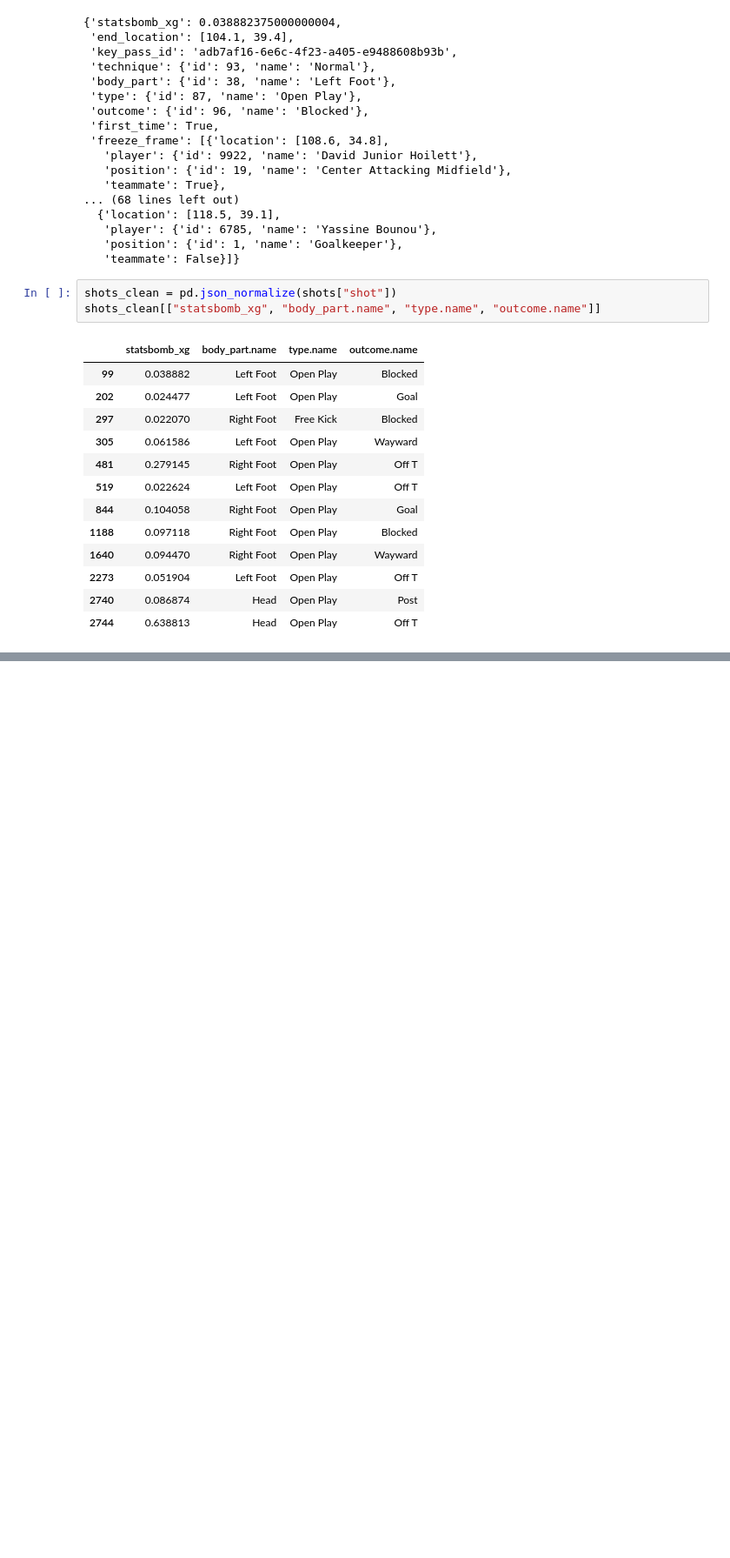
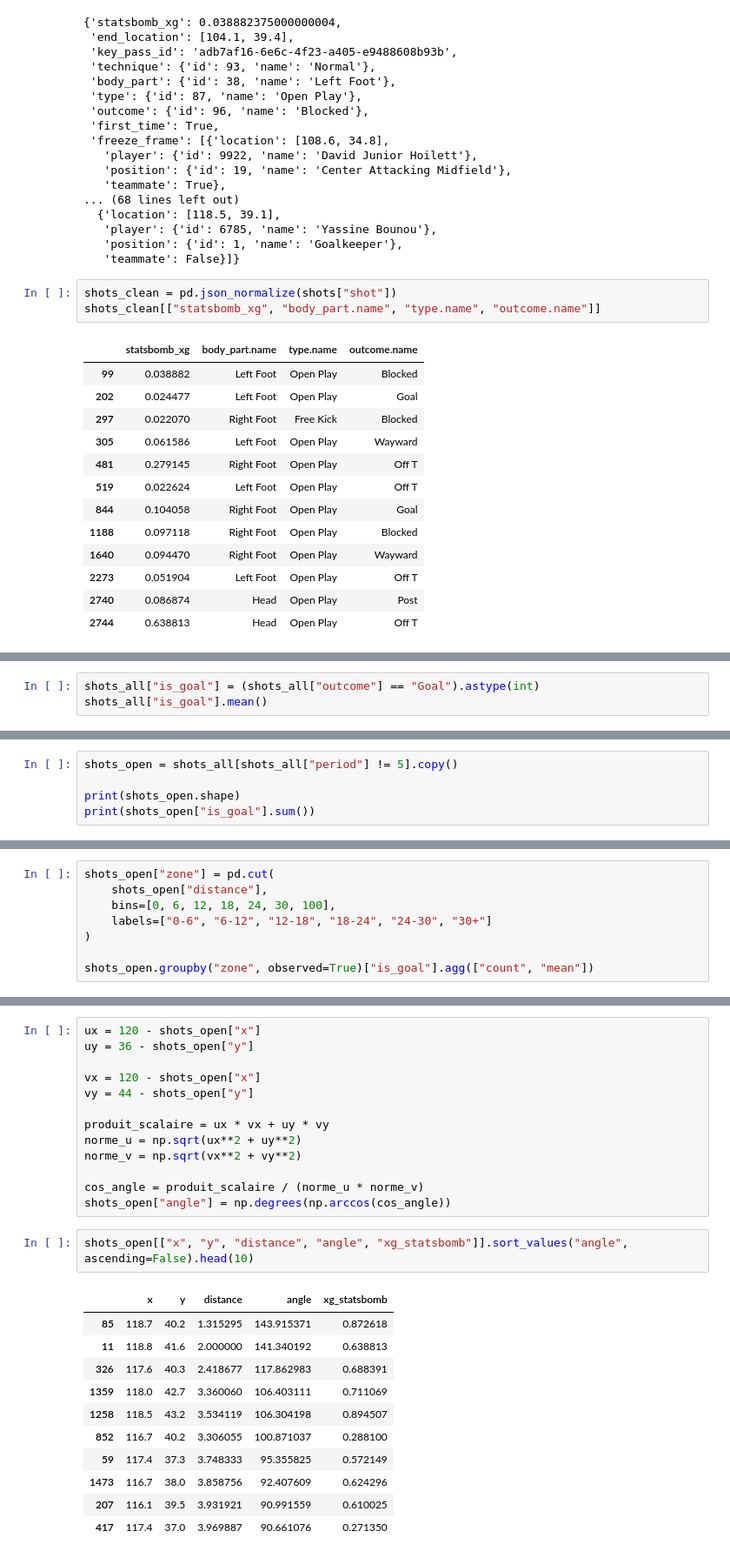
Before and after one commit to Z0utMan/xg-football, a Jupyter notebook: notebooks/01-explore-competitions.ipynb, the cells around one changed output, grey strips where cells are left out. Shown at 87% size. Cells and saved outputs as stored; diff of their text form; blank space fills up the shorter version.

Commit message:
Add shot angle, encode features and train first logistic model

```diff
--- a/notebooks/01-explore-competitions.ipynb
+++ b/notebooks/01-explore-competitions.ipynb
@@ -151,0 +286,3 @@ shots_clean[["statsbomb_xg", "body_part.name", "type.name", "outcome.name"]]
+# %%
+shots_all["is_goal"] = (shots_all["outcome"] == "Goal").astype(int)
+shots_all["is_goal"].mean()
@@ -151,0 +305,5 @@ shots_clean[["statsbomb_xg", "body_part.name", "type.name", "outcome.name"]]
+# %%
+shots_open = shots_all[shots_all["period"] != 5].copy()
+
+print(shots_open.shape)
+print(shots_open["is_goal"].sum())
@@ -151,0 +313,8 @@ shots_clean[["statsbomb_xg", "body_part.name", "type.name", "outcome.name"]]
+# %%
+shots_open["zone"] = pd.cut(
+    shots_open["distance"],
+    bins=[0, 6, 12, 18, 24, 30, 100],
+    labels=["0-6", "6-12", "12-18", "18-24", "24-30", "30+"]
+)
+
+shots_open.groupby("zone", observed=True)["is_goal"].agg(["count", "mean"])
@@ -151,0 +330,27 @@ shots_clean[["statsbomb_xg", "body_part.name", "type.name", "outcome.name"]]
+# %%
+ux = 120 - shots_open["x"]
+uy = 36 - shots_open["y"]
+
+vx = 120 - shots_open["x"]
+vy = 44 - shots_open["y"]
+
+produit_scalaire = ux * vx + uy * vy
+norme_u = np.sqrt(ux**2 + uy**2)
+norme_v = np.sqrt(vx**2 + vy**2)
+
+cos_angle = produit_scalaire / (norme_u * norme_v)
+shots_open["angle"] = np.degrees(np.arccos(cos_angle))
+# %%
+shots_open[["x", "y", "distance", "angle", "xg_statsbomb"]].sort_values("angle", ascending=False).head(10)
+# %% [output]
+|  | x | y | distance | angle | xg_statsbomb |
+| 85 | 118.7 | 40.2 | 1.315295 | 143.915371 | 0.872618 |
+| 11 | 118.8 | 41.6 | 2.000000 | 141.340192 | 0.638813 |
+| 326 | 117.6 | 40.3 | 2.418677 | 117.862983 | 0.688391 |
+| 1359 | 118.0 | 42.7 | 3.360060 | 106.403111 | 0.711069 |
+| 1258 | 118.5 | 43.2 | 3.534119 | 106.304198 | 0.894507 |
+| 852 | 116.7 | 40.2 | 3.306055 | 100.871037 | 0.288100 |
+| 59 | 117.4 | 37.3 | 3.748333 | 95.355825 | 0.572149 |
+| 1473 | 116.7 | 38.0 | 3.858756 | 92.407609 | 0.624296 |
+| 207 | 116.1 | 39.5 | 3.931921 | 90.991559 | 0.610025 |
+| 417 | 117.4 | 37.0 | 3.969887 | 90.661076 | 0.271350 |
```
Also changed, not shown: parts of 19 cells of this notebook, 1 other file.
